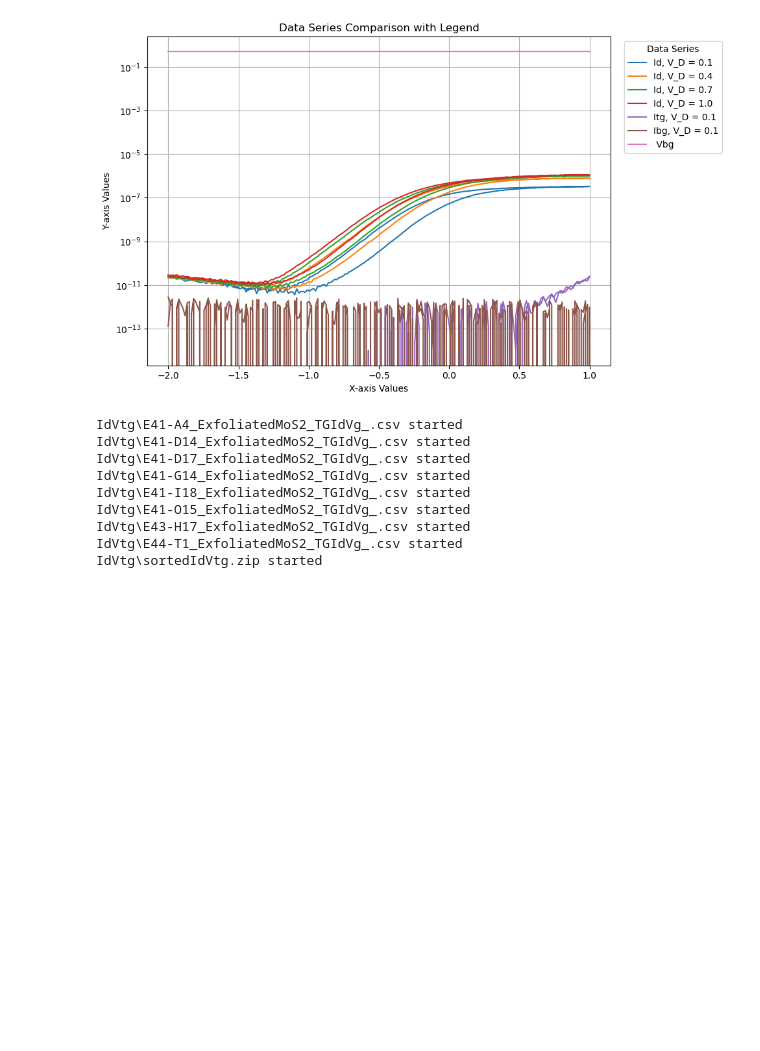
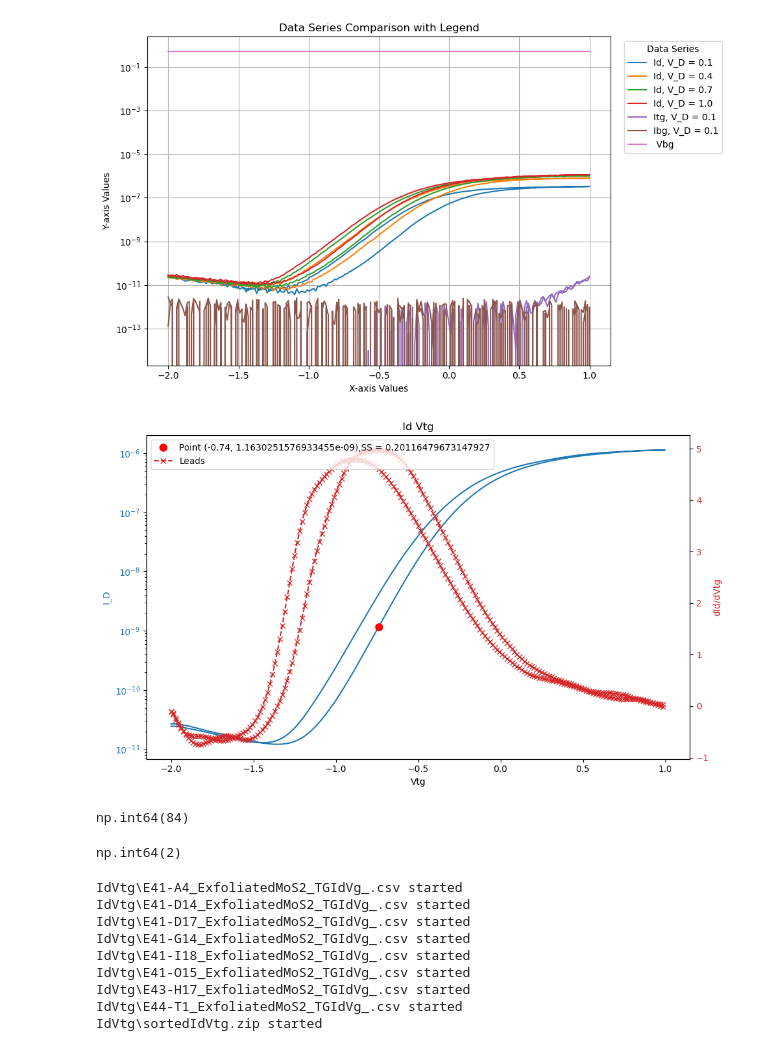
Before and after one commit to Integralophie/MoS2_data_cleaning, a Jupyter notebook: data_cleaning_IdVtg.ipynb, the cells around one changed output. Drawn from its saved outputs; the diff is of its cells as text; code cells hidden in the pictures; blank space fills up the shorter version.

Commit message:
add SS calculation & plotting

```diff
--- a/data_cleaning_IdVtg.ipynb
+++ b/data_cleaning_IdVtg.ipynb
@@ -196,6 +198,64 @@ plt.tight_layout() # Adjust layout to prevent labels/legend from overlapping
 plt.show()
 # %% [output]
 [figure]
+# %%
+Vtg = df_new.index.to_numpy()
+Id_sample = df_new['Id, V_D = 1.0'].to_numpy()
+
+
+
+sigma = 5 # Standard deviation of the Gaussian kernel
+smoothed_Id = gaussian_filter1d(Id_sample, sigma)
+
+dIdVg = np.gradient(np.log10(smoothed_Id),Vtg)
+max_index = np.nanargmax(dIdVg)
+
+
+
+fig, ax1 = plt.subplots(figsize=(10, 6))
+
+# Plot the first dataset on the primary axis
+color = 'tab:blue'
+ax1.set_xlabel('Vtg')
+ax1.set_ylabel('I_D', color=color)
+ax1.plot(Vtg,smoothed_Id)
+ax1.tick_params(axis='y', labelcolor=color)
+ax1.set_yscale('log')
+ax1.plot(Vtg[max_index], smoothed_Id[max_index], 'o', markersize=8, color='red', label=f'Point ({Vtg[max_index]}, {smoothed_Id[max_index]}),SS = {1/max(dIdVg)}')
+
+
+# Create a second set of axes that shares the same x-axis
+ax2 = ax1.twinx()
+
+# Plot the second dataset on the secondary axis
+color = 'tab:red'
+ax2.set_ylabel('dId/dVtg', color=color)
+ax2.plot(Vtg,dIdVg, color=color, marker='x', linestyle='--', label='Leads')
+ax2.tick_params(axis='y', labelcolor=color)
+#ax2.set_ylim(-1e9,1e9)
+
+# Add a title and legend
+plt.title('Id Vtg')
+fig.tight_layout() # Adjusts plot to ensure everything fits
+
+# To combine the legends from both axes
+lines_1, labels_1 = ax1.get_legend_handles_labels()
+lines_2, labels_2 = ax2.get_legend_handles_labels()
+ax2.legend(lines_1 + lines_2, labels_1 + labels_2, loc='upper left')
+
+plt.show()
+# %% [output]
+[figure, added]
+# %%
+SS = 1/max(dIdVg)
+Vtg_ss = Vtg[np.nanargmax(dIdVg)]
+# %% [output]
+np.int64(84)
+# %%
+arr1 = np.array([10, 12, 14, 11, 5])
+np.argmax(arr1)
+# %% [output]
+np.int64(2)
 # %%
 for file in file_list:
     print(f'{file} started')
```
Also changed, not shown: parts of 1 cell of this notebook, 16 other files.
